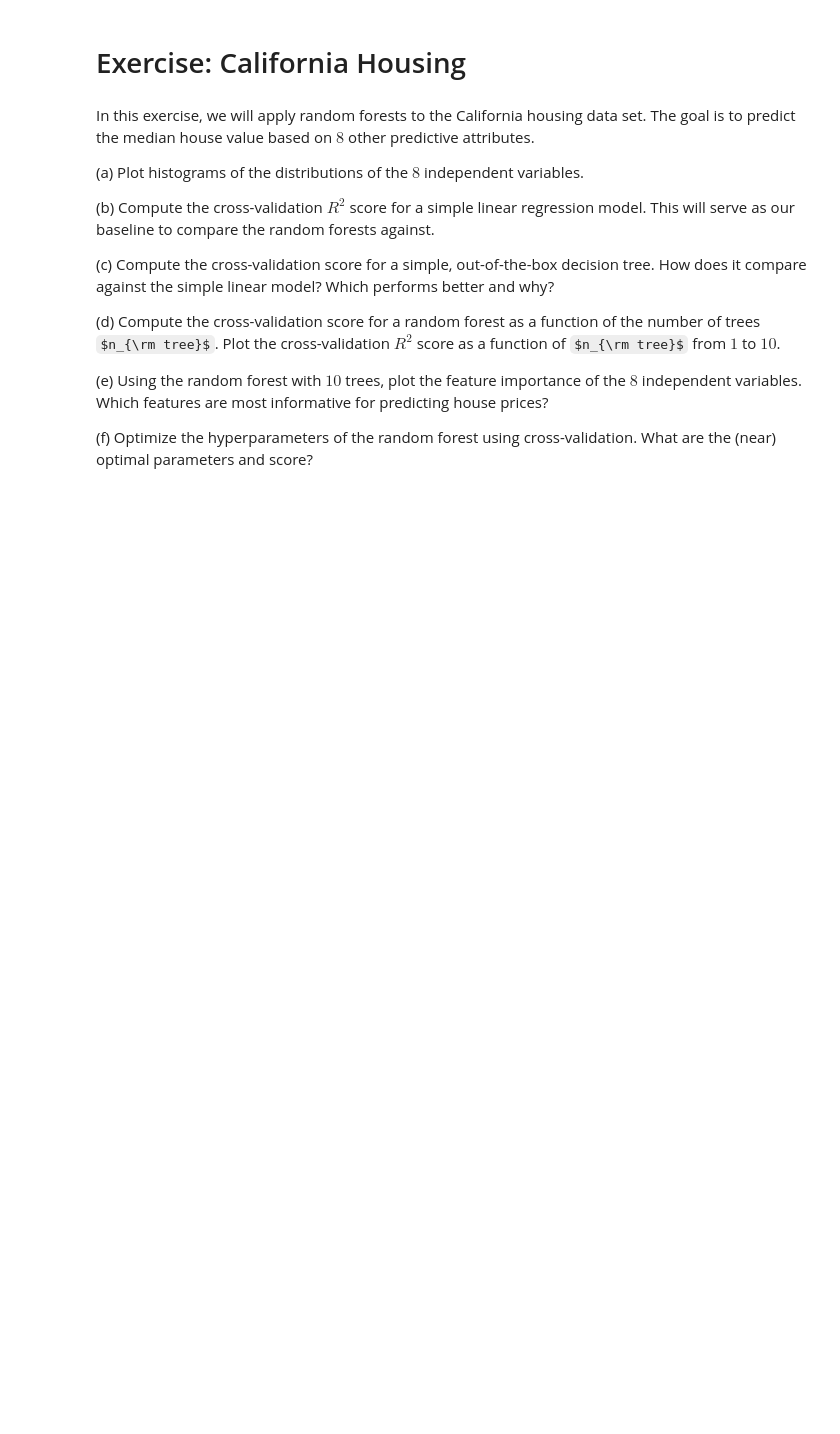
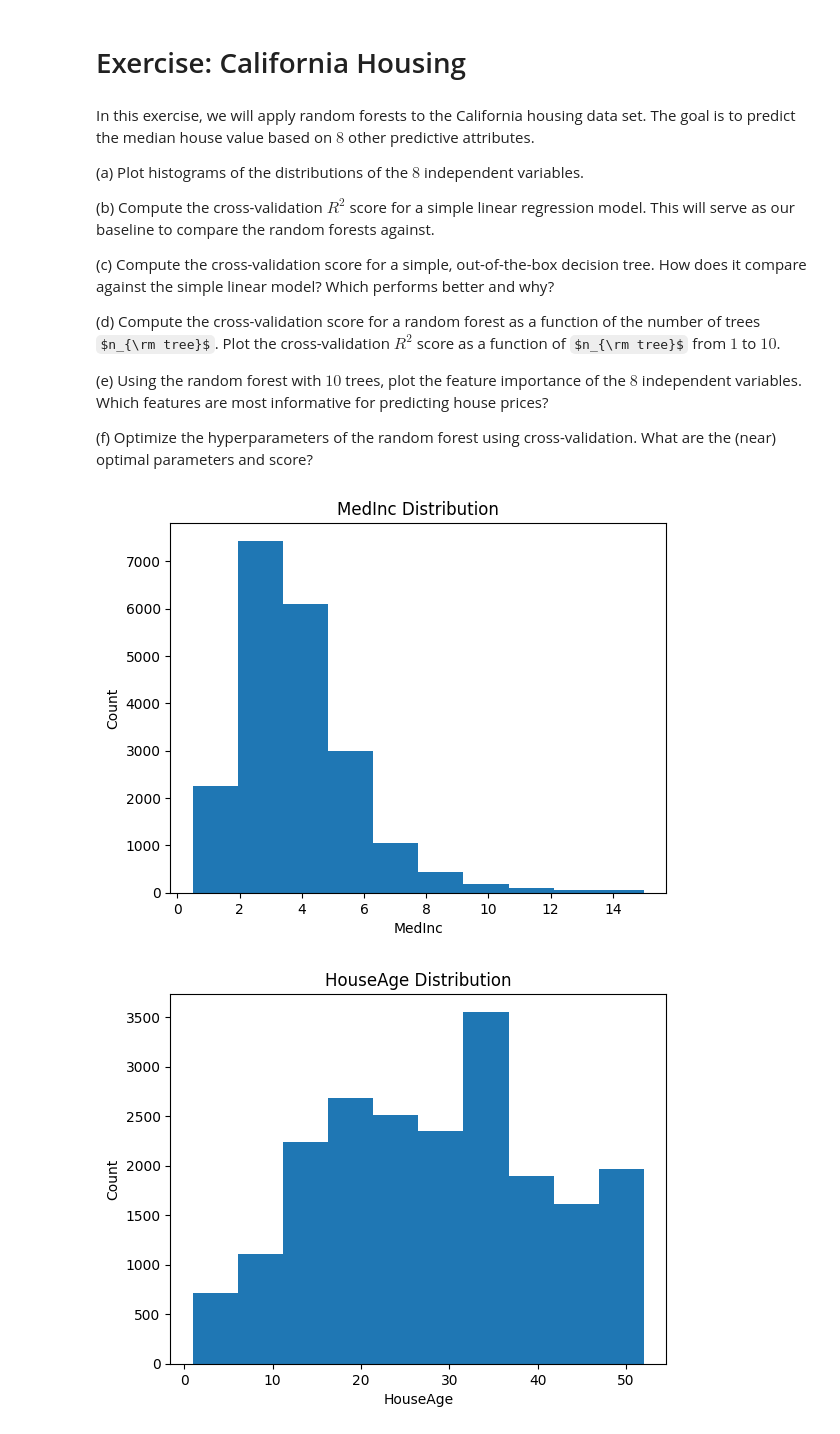
Before and after one commit to queue-h/ISCI-396, a Jupyter notebook: decision_trees/Class_7.ipynb, the cells around one changed output. Drawn from its saved outputs; the diff is of its cells as text; code cells hidden in the pictures; some formulas as TeX source; blank space fills up the shorter version.

```diff
--- a/decision_trees/Class_7.ipynb
+++ b/decision_trees/Class_7.ipynb
@@ -185,30 +185,36 @@ def a():
 def b_and_c():
     print("Linear Regression CV Score: "
           f"{np.mean(model_selection.cross_val_score(LinearRegression(), X, y)):.5f}")
     print("Decision Tree CV Score: "
           f"{np.mean(model_selection.cross_val_score(DecisionTreeRegressor(), X, y)):.5f}")
 
 def d():
     print("\nRandom Forests:")
     for num_trees in range(1, 11):
         print(f"{num_trees}-Tree Forest CV Score: {np.mean(model_selection.cross_val_score(RandomForestRegressor(n_estimators=num_trees), X, y)):.5f}")
 
 def e():
     rf = RandomForestRegressor(n_estimators=10).fit(X, y)
     plt.figure(figsize=[9, 5])
     plt.bar(fetch_california_housing(as_frame=True).feature_names, rf.feature_importances_)
     plt.xlabel('Feature')
     plt.ylabel('Relative Importance')
     plt.title('Relative Importance of Housing Features to Predicting Income')
 
 def f():
     print(f"10-Tree Forest CV Score: {np.mean(model_selection.cross_val_score(RandomForestRegressor(n_estimators=10), X, y)):.5f}")
 
     #model = model_selection.GridSearchCV(RandomForestRegressor(), param_grid= dict(n_estimators = range(10, 11), max_depth = range(14, 17)), cv = model_selection.KFold(n_splits = 10, shuffle = True))
     model = model_selection.GridSearchCV(RandomForestRegressor(), param_grid= dict(n_estimators = range(10, 11), max_depth = range(16, 21)), cv = model_selection.KFold(n_splits = 10, shuffle = True))
     model.fit(X, y)
     print(model.best_params_)
     print(model.best_score_)
 
+a()
+b_and_c()
+d()
+e()
 f()
 # %% [output]
+[figure, added]
+[figure, added]
```
Also changed, not shown: parts of 1 cell of this notebook, 2 other files.
